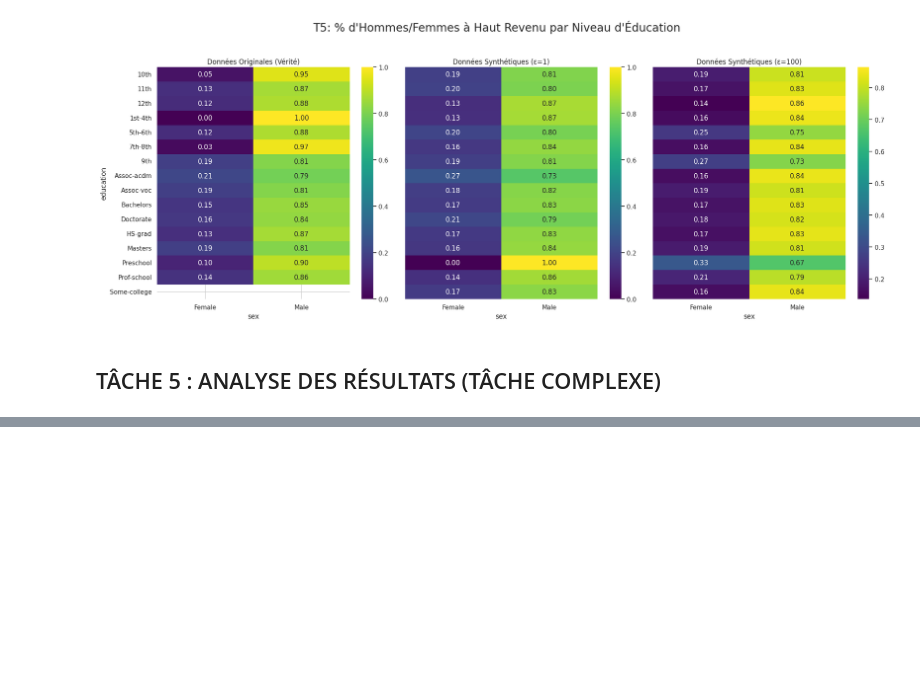
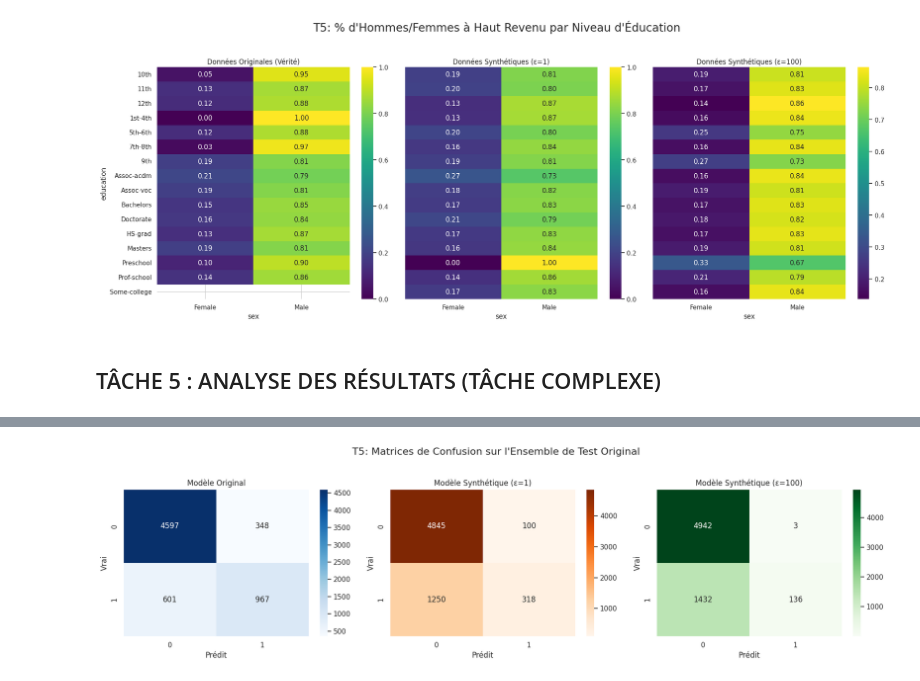
Before and after one commit to Saveone01/Projet_Publication_Donn-es, a Jupyter notebook: projet.ipynb, the cells around one changed output, grey strips where cells are left out. Cells and saved outputs as stored; diff of their text form; code cells hidden in the pictures; blank space fills up the shorter version.

```diff
--- a/projet.ipynb
+++ b/projet.ipynb
@@ -241,0 +419,82 @@ plt.show()
+# %%
+# --- TÂCHE 5 (version finale) : ÉVALUATION PRÉDICTIVE ---
+from sklearn.linear_model import LogisticRegression
+from sklearn.preprocessing import StandardScaler
+from sklearn.model_selection import train_test_split
+from sklearn.metrics import accuracy_score, confusion_matrix, classification_report
+import pandas as pd
+import numpy as np
+import matplotlib.pyplot as plt
+import seaborn as sns
+
+# 1. Préparation des données et division en Train/Test (à partir des données originales)
+def preprocess_for_modeling(df):
+    """Prépare les données pour la régression logistique."""
+    X = df.drop('income', axis=1)
+    y = df['income'].map({'<=50K': 0, '>50K': 1})
+    X = pd.get_dummies(X, drop_first=True)
+    return X, y
+
+X_orig, y_orig = preprocess_for_modeling(df_original)
+
+# Créer l'ensemble d'entraînement et de test une seule fois
+X_train_orig_raw, X_test_raw, y_train_orig, y_test = train_test_split(
+    X_orig, y_orig, test_size=0.2, random_state=42, stratify=y_orig
+)
+
+# 2. Préparer les jeux de données synthétiques pour l'entraînement
+# PAS DE NOUVELLE GÉNÉRATION ICI
+X_train_s1_raw, y_train_s1 = preprocess_for_modeling(df_synth_eps1)
+X_train_s100_raw, y_train_s100 = preprocess_for_modeling(df_synth_eps100)
+
+# Aligner les colonnes pour s'assurer que tous les jeux de données ont les mêmes caractéristiques
+# (très important car get_dummies peut créer des colonnes différentes)
+common_cols = list(set(X_train_orig_raw.columns) & set(X_train_s1_raw.columns) & set(X_train_s100_raw.columns))
+
+X_train_orig_raw = X_train_orig_raw[common_cols]
+X_test_raw = X_test_raw[common_cols]
+X_train_s1_raw = X_train_s1_raw[common_cols]
+X_train_s100_raw = X_train_s100_raw[common_cols]
+
+# 3. Standardiser les données
+scaler = StandardScaler()
+X_train_orig_scaled = scaler.fit_transform(X_train_orig_raw)
+X_test_scaled = scaler.transform(X_test_raw) # Utiliser le même scaler pour le test
+X_train_s1_scaled = scaler.transform(X_train_s1_raw)
+X_train_s100_scaled = scaler.transform(X_train_s100_raw)
+
+# 4. Entraîner les trois modèles
+print("--- Entraînement des modèles ---")
+model_orig = LogisticRegression(max_iter=1000).fit(X_train_orig_scaled, y_train_orig)
+model_s1 = LogisticRegression(max_iter=1000).fit(X_train_s1_scaled, y_train_s1)
+model_s100 = LogisticRegression(max_iter=1000).fit(X_train_s100_scaled, y_train_s100)
+print("Entraînement terminé.")
+
+# 5. Évaluer les modèles sur l'ensemble de TEST original
+y_pred_orig = model_orig.predict(X_test_scaled)
+y_pred_s1 = model_s1.predict(X_test_scaled)
+y_pred_s100 = model_s100.predict(X_test_scaled)
+
+# 6. Calculer et visualiser les matrices de confusion
+cm_orig = confusion_matrix(y_test, y_pred_orig)
+cm_s1 = confusion_matrix(y_test, y_pred_s1)
+cm_s100 = confusion_matrix(y_test, y_pred_s100)
+
+fig, axes = plt.subplots(1, 3, figsize=(18, 5))
+fig.suptitle('T5: Matrices de Confusion sur l\'Ensemble de Test Original', fontsize=16)
+
+sns.heatmap(cm_orig, annot=True, fmt='d', cmap='Blues', ax=axes[0])
+axes[0].set_title('Modèle Original')
+axes[0].set_xlabel('Prédit'); axes[0].set_ylabel('Vrai')
+
+sns.heatmap(cm_s1, annot=True, fmt='d', cmap='Oranges', ax=axes[1])
+axes[1].set_title('Modèle Synthétique (ε=1)')
+axes[1].set_xlabel('Prédit'); axes[1].set_ylabel('Vrai')
+
+sns.heatmap(cm_s100, annot=True, fmt='d', cmap='Greens', ax=axes[2])
+axes[2].set_title('Modèle Synthétique (ε=100)')
+axes[2].set_xlabel('Prédit'); axes[2].set_ylabel('Vrai')
+
+plt.tight_layout(rect=[0, 0, 1, 0.95])
+plt.show()
+# %% [output]
@@ -241,0 +503 @@ plt.show()
+[figure, added]
```
Also changed, not shown: parts of 9 cells of this notebook, 2 other files.
